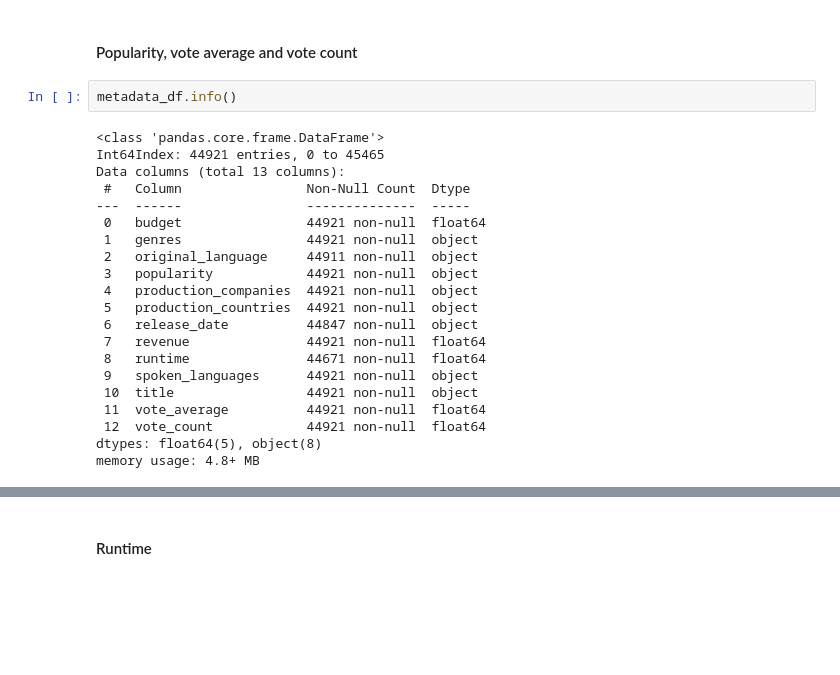
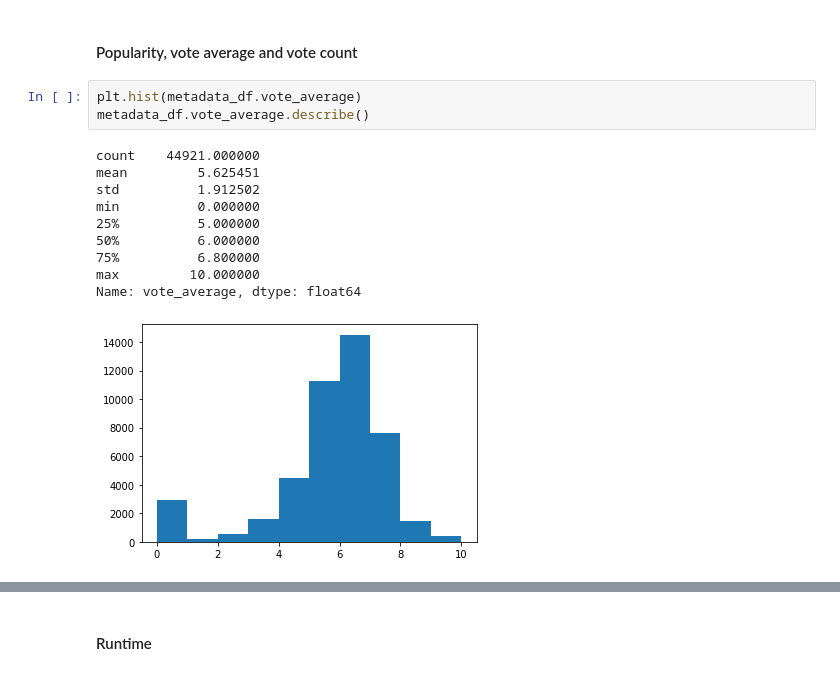
Before and after one commit to matteodales/programming_project, a Jupyter notebook: data_exploration_and_cleaning.ipynb, the cells around one changed output, grey strips where cells are left out. Drawn from its saved outputs; the diff is of its cells as text; blank space fills up the shorter version.

```diff
--- a/data_exploration_and_cleaning.ipynb
+++ b/data_exploration_and_cleaning.ipynb
@@ -216,26 +216,17 @@ Non-zero budget values:  8860
 Non-zero revenue values:  7395
 # %% [markdown]
 #### Popularity, vote average and vote count
-# %%
-metadata_df.info()
-# %% [output]
-<class 'pandas.core.frame.DataFrame'>
-Int64Index: 44921 entries, 0 to 45465
-Data columns (total 13 columns):
- #   Column                Non-Null Count  Dtype
----  ------                --------------  -----
- 0   budget                44921 non-null  float64
- 1   genres                44921 non-null  object
- 2   original_language     44911 non-null  object
- 3   popularity            44921 non-null  object
- 4   production_companies  44921 non-null  object
- 5   production_countries  44921 non-null  object
- 6   release_date          44847 non-null  object
- 7   revenue               44921 non-null  float64
- 8   runtime               44671 non-null  float64
- 9   spoken_languages      44921 non-null  object
- 10  title                 44921 non-null  object
- 11  vote_average          44921 non-null  float64
- 12  vote_count            44921 non-null  float64
-dtypes: float64(5), object(8)
-memory usage: 4.8+ MB
+# %%
+plt.hist(metadata_df.vote_average)
+metadata_df.vote_average.describe()
+# %% [output]
+count    44921.000000
+mean         5.625451
+std          1.912502
+min          0.000000
+25%          5.000000
+50%          6.000000
+75%          6.800000
+max         10.000000
+Name: vote_average, dtype: float64
+[figure, added]
```
Also changed, not shown: parts of 5 cells of this notebook.
